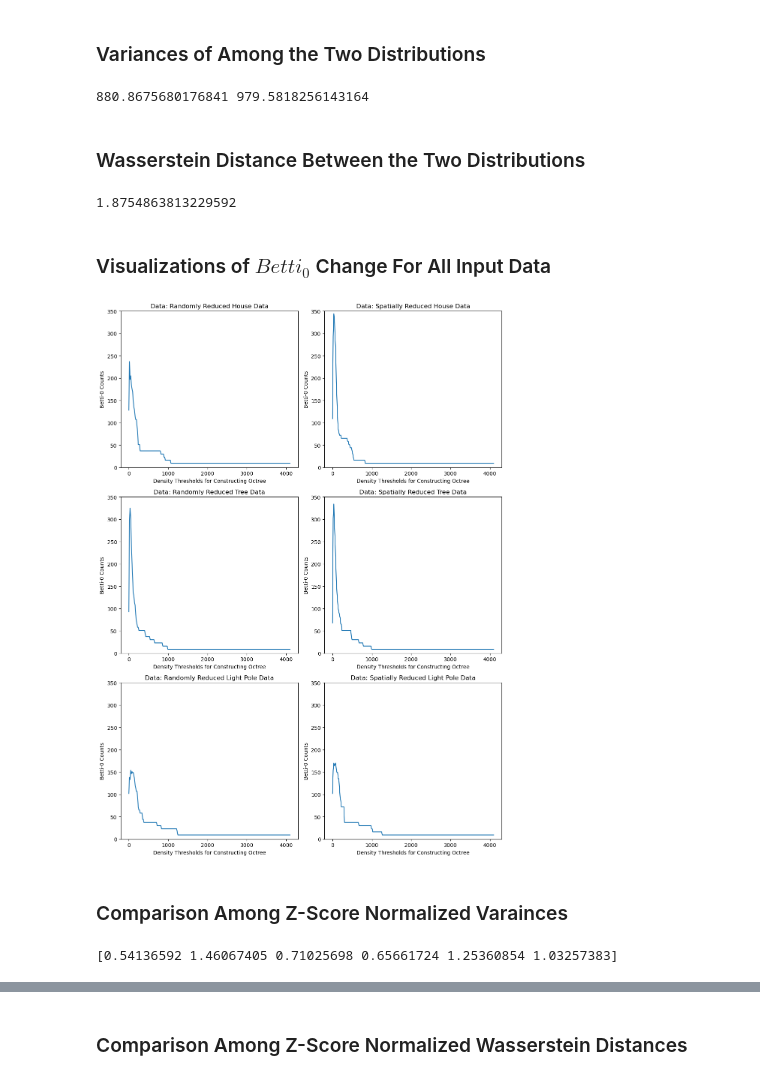
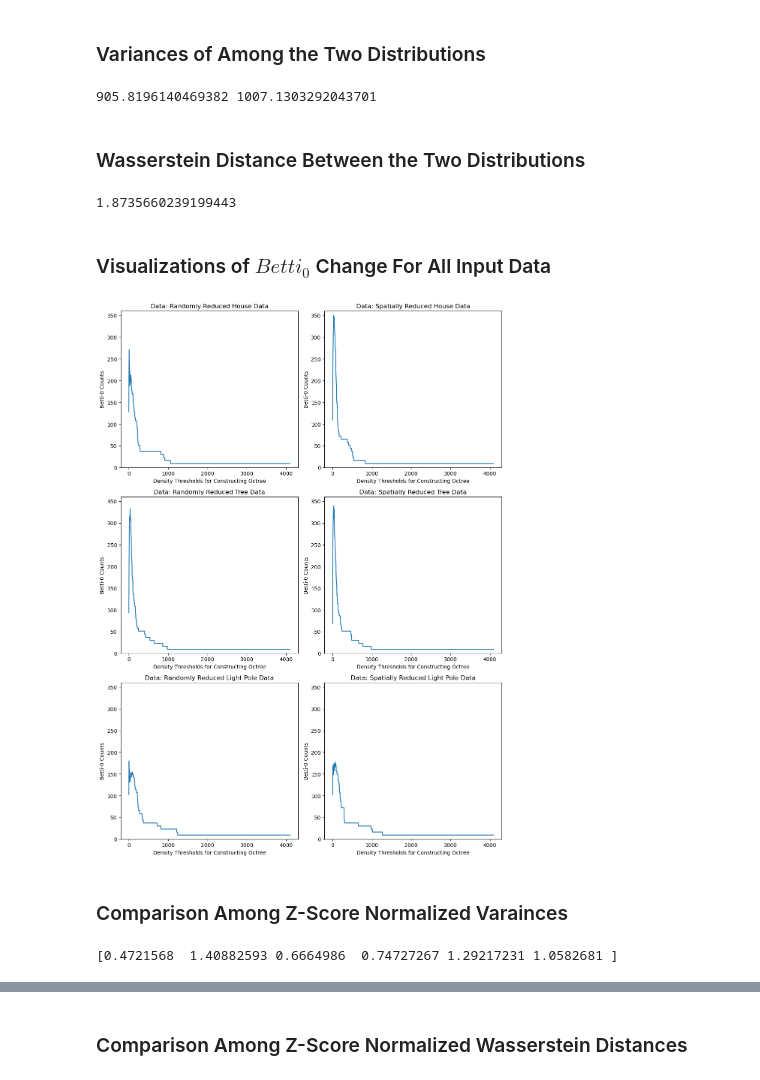
Before and after one commit to ANNIZHENG/Point_Cloud_Data_Structure, a Jupyter notebook: Octree-Visual.ipynb, the cells around one changed output, grey strips where cells are left out. Cells and saved outputs as stored; diff of their text form; code cells hidden in the pictures.

```diff
--- a/Octree-Visual.ipynb
+++ b/Octree-Visual.ipynb
@@ -7,7 +24,5 @@ import numpy as np
 # %%
 # Function that creates unique id for each node
-
-node_ids = set()
 
 def generate_node_id(node_ids):
     new_id = random.randint(1, 1e5)
@@ -20,7 +35,8 @@ def generate_node_id(node_ids):
 
 # By capturing the tree structure at each threshold,
 # you can see how features like connected components emerge, evolve, and disappear.
-# This provides insights into the tree's resilience, adaptability, and the significance of its structural features.
+# This provides insights into the tree's resilience, adaptability,
+# and the significance of its structural features.
 # In the case of tree data structure, there is no hole so only connected dots (B_0) is considered
 
 # Depth Threshold
@@ -29,7 +45,8 @@ depth_threshold = 3
 
 # Degree/Density Threshold
 
-density_thresholds = list(range(0, 4097, 16)) # [0, 16, 32, ..., 4096]
+# density_thresholds = list(range(0, 4097, 16)) # [0, 16, 32, ..., 4096]
+density_thresholds = list(range(0, 4097))
 # %%
 # Create Octree
 
@@ -269,14 +286,14 @@ var_lightpole_spatial = np.var(np.array(lightpole_spatial_betti_0s))
 
 print(var_lightpole_random, var_lightpole_spatial)
 # %% [output]
-880.8675680176841 979.5818256143164
+905.8196140469382 1007.1303292043701
 # %% [markdown]
 ### Wasserstein Distance Between the Two Distributions
 # %%
 was_dis_lightpole = wasserstein_distance(lightpole_random_betti_0s, lightpole_spatial_betti_0s)
 print(was_dis_lightpole)
 # %% [output]
-1.8754863813229592
+1.8735660239199443
 # %% [markdown]
 ### Visualizations of $Betti_0$ Change For All Input Data
 # %%
@@ -290,7 +307,7 @@ min_val = 0
 # max_val = max([max(house_random_betti_0s), max(house_spatial_betti_0s), \
 #            max(tree_random_betti_0s), max(tree_spatial_betti_0s), \
 #            max(lightpole_random_betti_0s), max(lightpole_random_betti_0s)])
-max_val = 350
+max_val = 360
 
 # Create plot
 
@@ -314,34 +331,34 @@ axs[0,1].set_title('Data: Spatially Reduced House Data')
 axs[1,0].plot(density_thresholds, tree_random_betti_0s)
 axs[1,0].set_xlabel('Density Thresholds for Constructing Octree')
 axs[1,0].set_ylabel('Betti-0 Counts')
 axs[1,0].set_ylim(min_val, max_val)
 axs[1,0].set_title('Data: Randomly Reduced Tree Data')
 
 # Plot for Tree Spatial
 axs[1,1].plot(density_thresholds, tree_spatial_betti_0s)
 axs[1,1].set_xlabel('Density Thresholds for Constructing Octree')
 axs[1,1].set_ylabel('Betti-0 Counts')
 axs[1,1].set_ylim(min_val, max_val)
 axs[1,1].set_title('Data: Spatially Reduced Tree Data')
 
 # Plot for Light Pole Random
 axs[2,0].plot(density_thresholds, lightpole_random_betti_0s)
 axs[2,0].set_xlabel('Density Thresholds for Constructing Octree')
 axs[2,0].set_ylabel('Betti-0 Counts')
 axs[2,0].set_ylim(min_val, max_val)
 axs[2,0].set_title('Data: Randomly Reduced Light Pole Data')
 
 # Plot for Light Pole Spatial
 axs[2,1].plot(density_thresholds, lightpole_spatial_betti_0s)
 axs[2,1].set_xlabel('Density Thresholds for Constructing Octree')
 axs[2,1].set_ylabel('Betti-0 Counts')
 axs[2,1].set_ylim(min_val, max_val)
 axs[2,1].set_title('Data: Spatially Reduced Light Pole Data')
 
 plt.tight_layout()
 plt.show()
 # %% [output]
-[figure, old version]
+[figure, new version]
 # %% [markdown]
 ### Comparison Among Z-Score Normalized Varainces
 # %%
@@ -352,5 +369,5 @@ var_normal = (var - np.mean(var)) / np.std(var)
 
 print(abs(var_normal))
 # %% [output]
-[0.54136592 1.46067405 0.71025698 0.65661724 1.25360854 1.03257383]
+[0.4721568  1.40882593 0.6664986  0.74727267 1.29217231 1.0582681 ]
 # %% [markdown]
```
Also changed, not shown: parts of 10 cells of this notebook.
